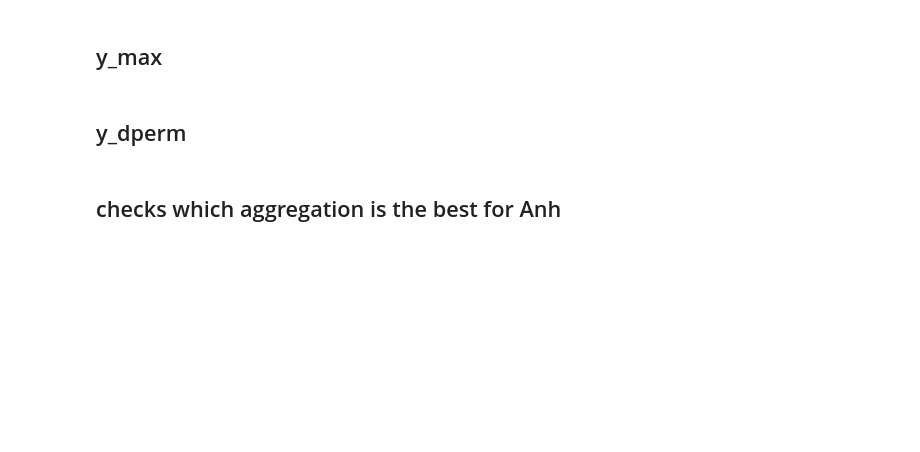
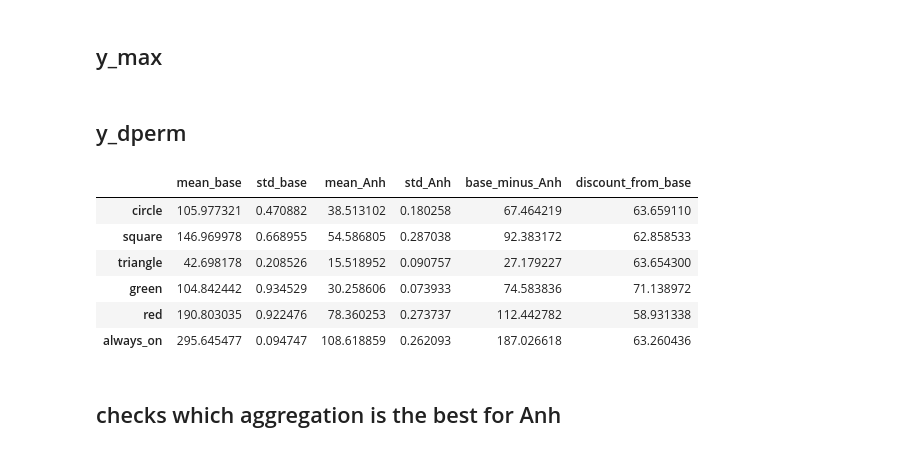
Before and after one commit to krishnacharya/multidecomp, a Jupyter notebook: iclr_res/groupwise_synthetic_allunclipped.ipynb, the cells around one changed output. Drawn from its saved outputs; the diff is of its cells as text; code cells hidden in the pictures; blank space fills up the shorter version.

```diff
--- a/iclr_res/groupwise_synthetic_allunclipped.ipynb
+++ b/iclr_res/groupwise_synthetic_allunclipped.ipynb
@@ -152,5 +152,15 @@ save_ob('syn_ydperm_2sg_exploss.pickle', ds_ydperm)
 # %%
 # ds_ydperm.regret_Base_groupwise_array[-1].mean(axis=0), ds_ydperm.regret_Anh_groupwise_array[-1].mean(axis=0)
+# %%
+performance_diff(ds_ydperm) # with unclipped-all
+# %% [output]
+|  | mean_base | std_base | mean_Anh | std_Anh | base_minus_Anh | discount_from_base |
+| circle | 105.977321 | 0.470882 | 38.513102 | 0.180258 | 67.464219 | 63.659110 |
+| square | 146.969978 | 0.668955 | 54.586805 | 0.287038 | 92.383172 | 62.858533 |
+| triangle | 42.698178 | 0.208526 | 15.518952 | 0.090757 | 27.179227 | 63.654300 |
+| green | 104.842442 | 0.934529 | 30.258606 | 0.073933 | 74.583836 | 71.138972 |
+| red | 190.803035 | 0.922476 | 78.360253 | 0.273737 | 112.442782 | 58.931338 |
+| always_on | 295.645477 | 0.094747 | 108.618859 | 0.262093 | 187.026618 | 63.260436 |
 # %% [markdown]
 ## checks which aggregation is the best for Anh
 # %%
```
Also changed, not shown: parts of 11 cells of this notebook, 2 other files.
